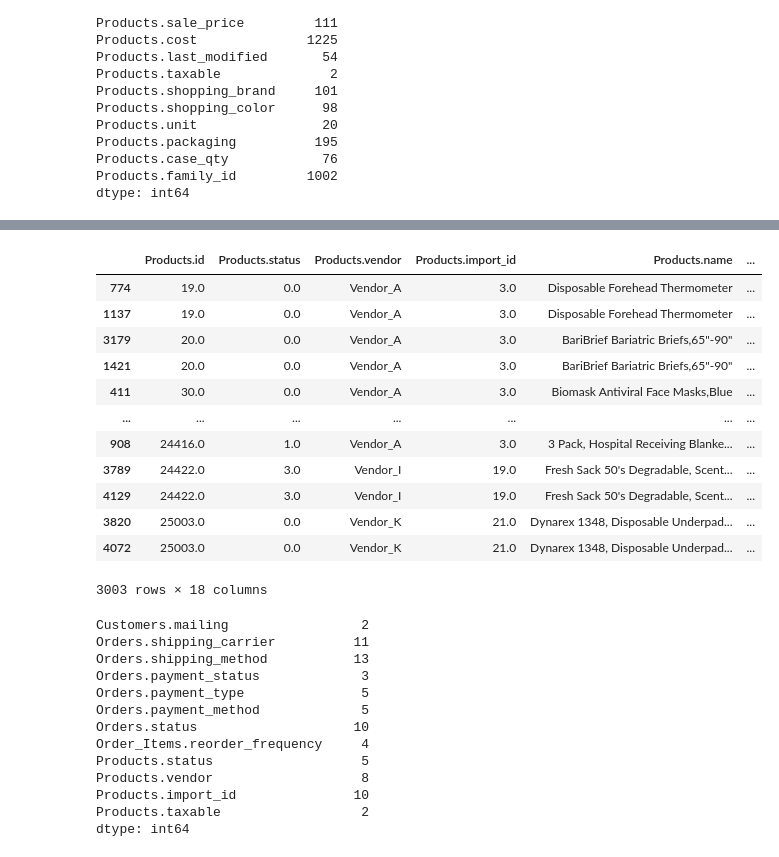
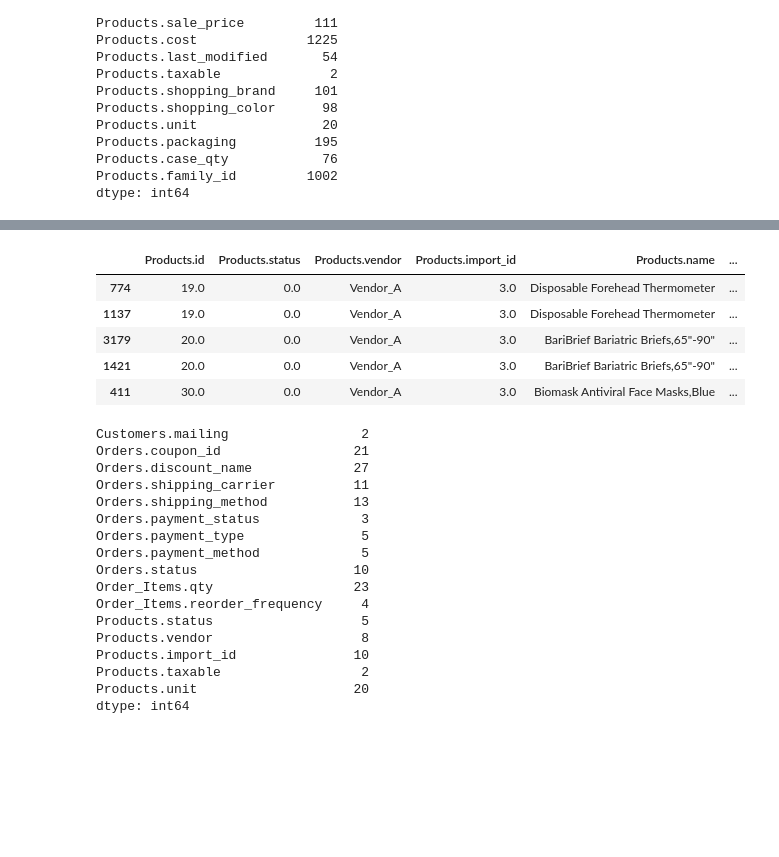
Before and after one commit to data-mosaic/Anna-Project, a Jupyter notebook: notebooks/02_preprocessing.ipynb, the cells around one changed output, grey strips where cells are left out. Drawn from its saved outputs; the diff is of its cells as text; code cells hidden in the pictures; blank space fills up the shorter version.

```diff
--- a/notebooks/02_preprocessing.ipynb
+++ b/notebooks/02_preprocessing.ipynb
@@ -38,3 +36,7 @@ df = pd.read_csv("/".join(["../data/raw/", dataset_name, "PBL5recommendationdata
+# %%
+dataset_name = "customer-segmentation"
+
+df = pd.read_csv("/".join(["../data/raw/", dataset_name, "PBL5recommendationdata.csv"]), usecols=cols_use, encoding="latin1")
 # %%
 df.head(8)
 # %% [output]
@@ -498,31 +501,12 @@ Data columns (total 25 columns):
  24  Orders.shipped_date      3848 non-null   datetime64[ns]
 dtypes: datetime64[ns](4), float64(9), int64(1), object(11)
 memory usage: 819.3+ KB
-# %%
-### ---  Fehlende Werte in bearbeiten (df_orders) ---
-
-# --- in df_orders: testing
-
-#for row in range(len(df_orders)):
-#    if pd.isna(df_orders.iloc[row, 4]):
-#        df_orders.iloc[row, 4] = 0
-
-#df_orders.iloc[:, [5, 6, 7, 9, 11, 13]] = df_orders.iloc[:, [5, 6, 7, 9, 11, 13]].fillna(0)
-
-cols_oders = ['Orders.subtotal', 'Orders.tax', 'Orders.shipping']
-
-# 'Orders.balance_due' - später bearbeiten
-# 'Orders.subtotal  ...oder eine gefüllte Kopie für die Visualisierung erstellen und das Original mit NaN beibehalten?
-# df_orders['subtotal_filled'] = df_orders['Orders.subtotal'].fillna(0)
-
-# --- in df: fixing
-
-df[cols_oders] = df[cols_oders].fillna(0)
 # %%
-### --- update columns ---
-
-# --- in df_orders: testing
-#df_orders['Orders.discount_name'] = df_orders['Orders.discount_name'].fillna("No Discount")
+### --- update columns discount ---
 
 # --- in df: fixing
+
+mask = df['Orders.discount_amount'].notna() & (df['Orders.discount_amount'] != 0)
+df.loc[mask, 'Orders.discount_name'] = "Other"  # or "Discount"
+
 df['Orders.discount_name'] = df['Orders.discount_name'].fillna("No Discount")
@@ -818,23 +795,16 @@ memory usage: 589.9+ KB
 # %%
-# --- delete rows with MISSING Products.id
+# --- delete rows with NaN Products.id
 
-df_products = df_products[df_products['Products.id'].notna()]
+df_products = [df_products['Products.id'].notna()]
 # %%
-df_products[df_products.duplicated(subset=['Products.id', 'Products.name'], keep=False)].sort_values(by=['Products.id'])
+df_products[df_products.duplicated(subset=['Products.id', 'Products.name'], keep=False)].sort_values(by=['Products.id']).head()
 # %% [output]
 |  | Products.id | Products.status | Products.vendor | Products.import_id | Products.name | ... |
 | 774 | 19.0 | 0.0 | Vendor_A | 3.0 | Disposable Forehead Thermometer | ... |
 | 1137 | 19.0 | 0.0 | Vendor_A | 3.0 | Disposable Forehead Thermometer | ... |
 | 3179 | 20.0 | 0.0 | Vendor_A | 3.0 | BariBrief Bariatric Briefs,65"-90" | ... |
 | 1421 | 20.0 | 0.0 | Vendor_A | 3.0 | BariBrief Bariatric Briefs,65"-90" | ... |
 | 411 | 30.0 | 0.0 | Vendor_A | 3.0 | Biomask Antiviral Face Masks,Blue | ... |
-| ... | ... | ... | ... | ... | ... | ... |
-| 908 | 24416.0 | 1.0 | Vendor_A | 3.0 | 3 Pack, Hospital Receiving Blanke... | ... |
-| 3789 | 24422.0 | 3.0 | Vendor_I | 19.0 | Fresh Sack 50's Degradable, Scent... | ... |
-| 4129 | 24422.0 | 3.0 | Vendor_I | 19.0 | Fresh Sack 50's Degradable, Scent... | ... |
-| 3820 | 25003.0 | 0.0 | Vendor_K | 21.0 | Dynarex 1348, Disposable Underpad... | ... |
-| 4072 | 25003.0 | 0.0 | Vendor_K | 21.0 | Dynarex 1348, Disposable Underpad... | ... |
-3003 rows × 18 columns
 # %%
 ################ DUPLIKATES REMOVE ()
 
@@ -851,19 +821,25 @@ df_products   = df_products.drop_duplicates(
 ### ----------------------------------------------------- df_products finish!
 df_backup3 = df.copy()
 # %%
-df.nunique()[ (df.nunique() > 1) & (df.nunique() < 20) ]
+# Select columns with 2–19 unique values — useful for finding potential categorical features to convert
+
+df.nunique()[ (df.nunique() > 1) & (df.nunique() < 30) ]
 # %% [output]
 Customers.mailing                 2
+Orders.coupon_id                 21
+Orders.discount_name             27
 Orders.shipping_carrier          11
 Orders.shipping_method           13
 Orders.payment_status             3
 Orders.payment_type               5
 Orders.payment_method             5
 Orders.status                    10
+Order_Items.qty                  23
 Order_Items.reorder_frequency     4
 Products.status                   5
 Products.vendor                   8
 Products.import_id               10
 Products.taxable                  2
+Products.unit                    20
 dtype: int64
 # %%
```
Also changed, not shown: parts of 40 cells of this notebook, 2 other files.
